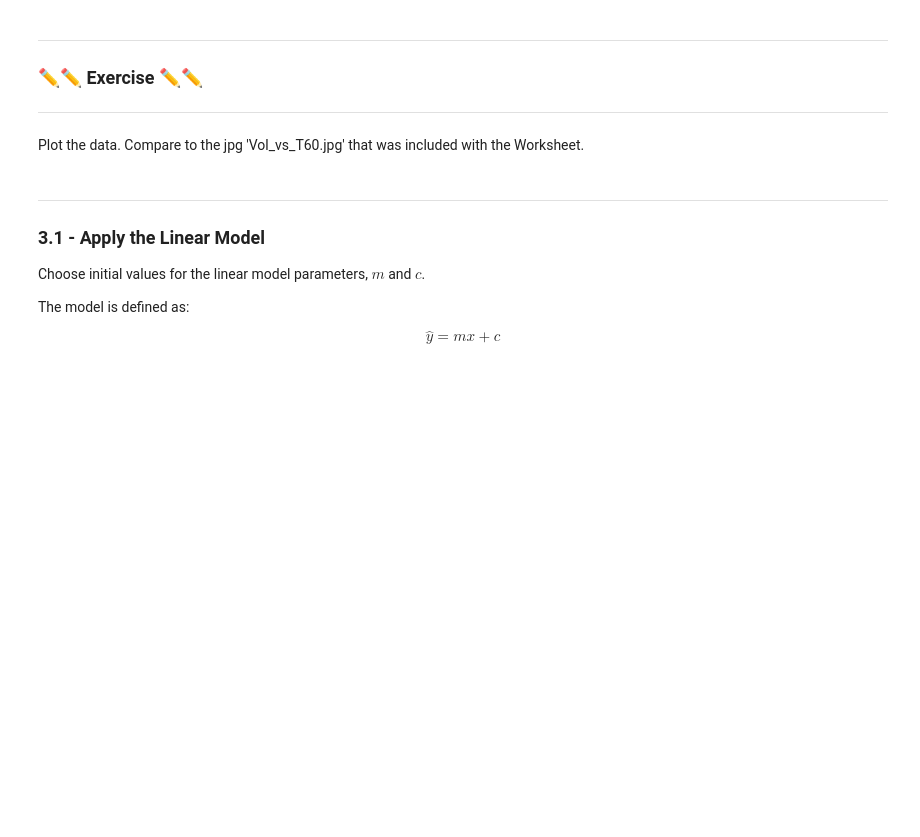
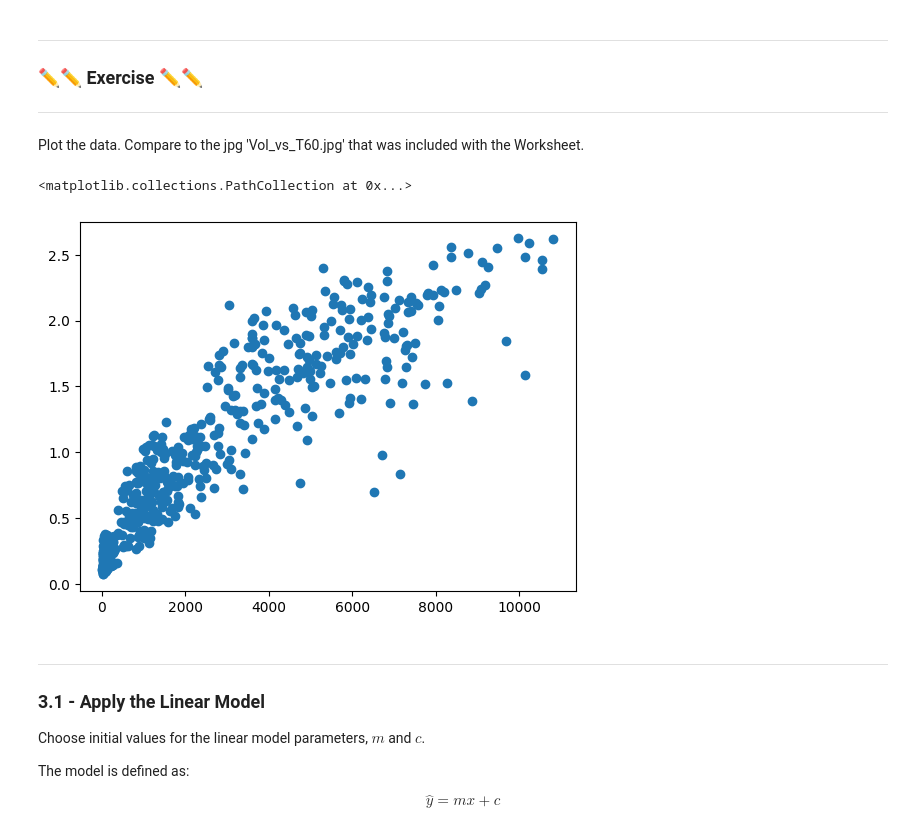
Before and after one commit to liam-holland/audio_machine_learning, a Jupyter notebook: Week 2/Week2_Workshop/Week2-Worksheet.ipynb, the cells around one changed output. Cells and saved outputs as stored; diff of their text form; code cells hidden in the pictures; blank space fills up the shorter version.

```diff
--- a/Week 2/Week2_Workshop/Week2-Worksheet.ipynb
+++ b/Week 2/Week2_Workshop/Week2-Worksheet.ipynb
@@ -102,6 +129,11 @@ print("y:", y.shape, "ndim:", y.ndim)
 ---
 
 Plot the data. Compare to the jpg 'Vol_vs_T60.jpg' that was included with the Worksheet.
+# %%
+plt.scatter(x,y)
+# %% [output]
+<matplotlib.collections.PathCollection at 0x...>
+[figure, added]
 # %% [markdown]
 ----
 ### 3.1 - Apply the Linear Model
```
Also changed, not shown: parts of 23 cells of this notebook, 2 other files.
